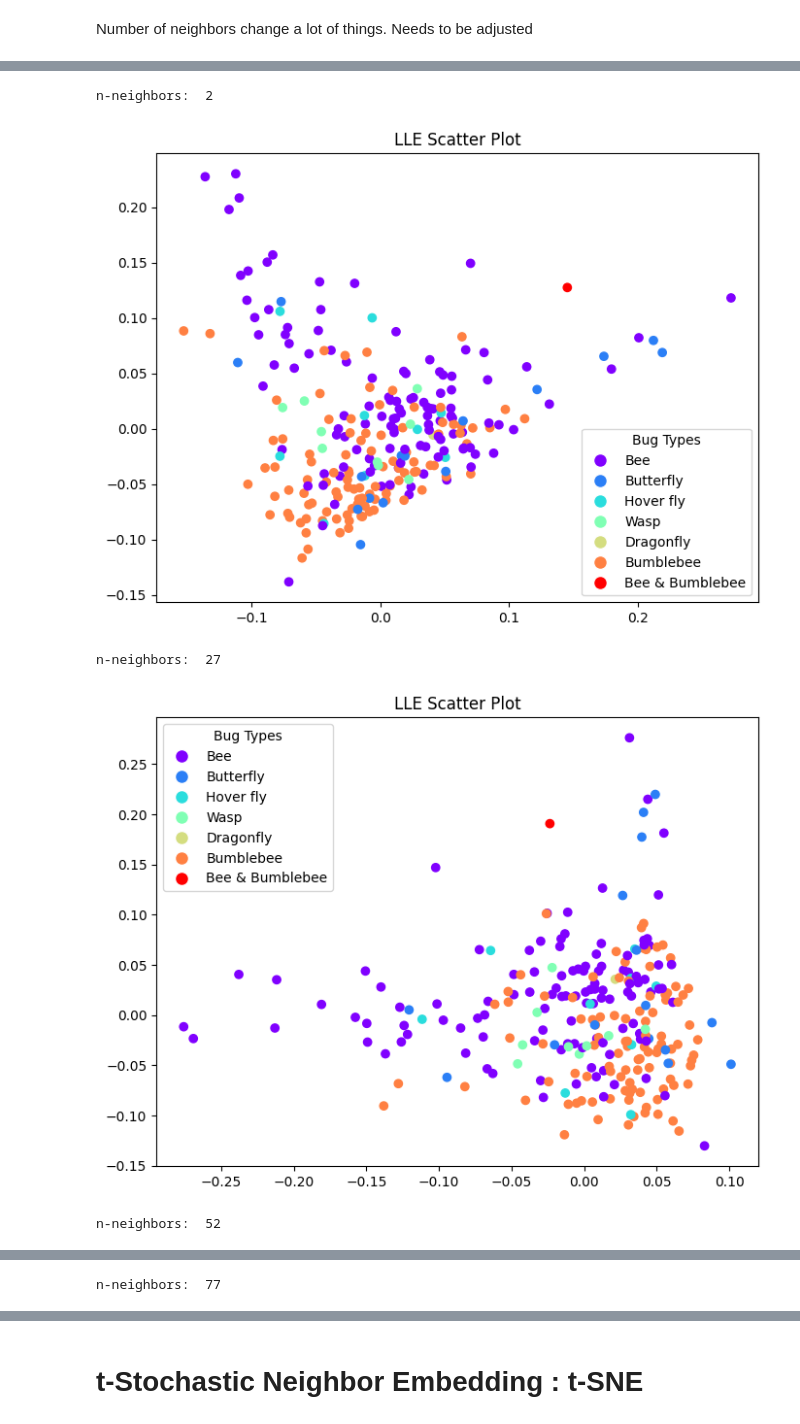
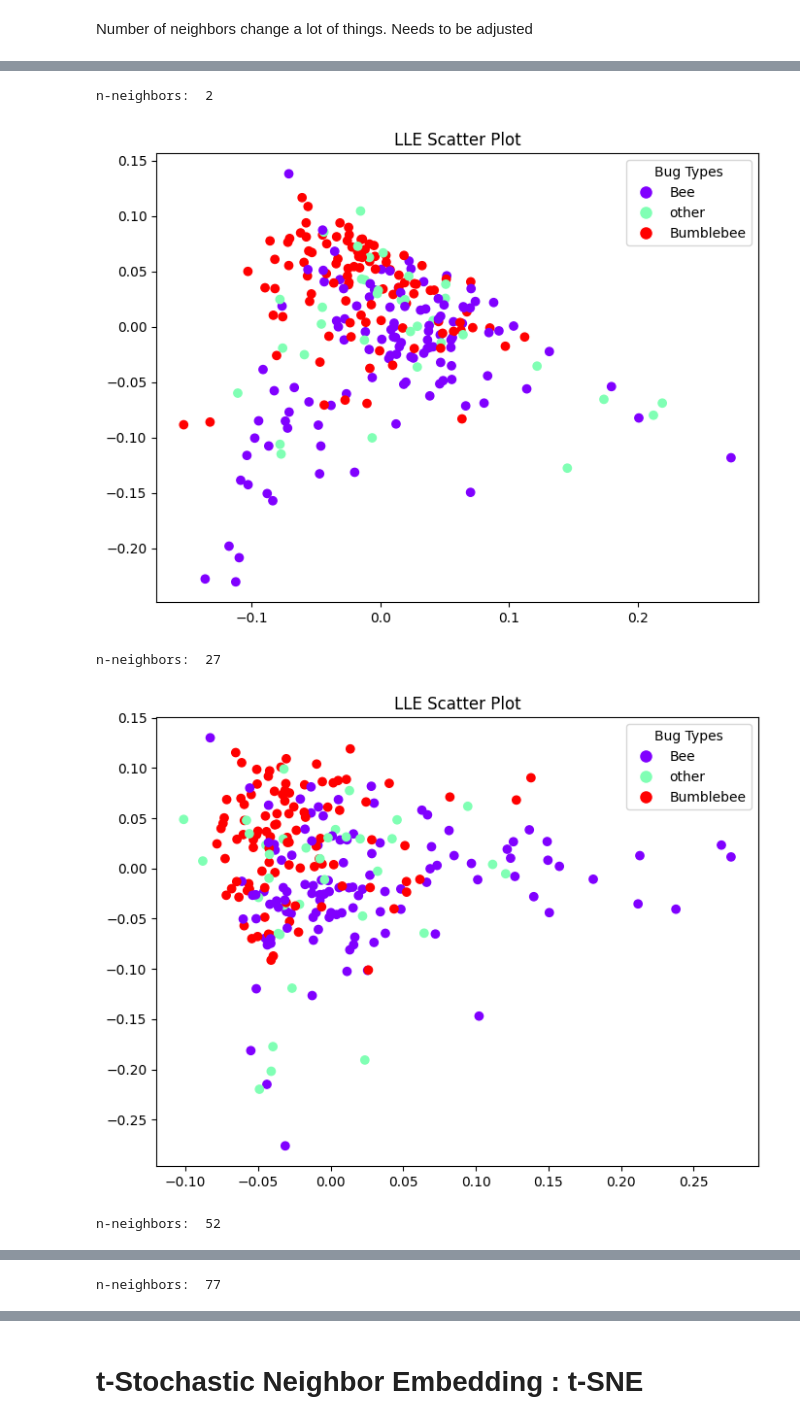
Before and after one commit to Romain-Chevrollier/Data_Project, a Jupyter notebook: code/Data_visualization.ipynb, the cells around one changed output, grey strips where cells are left out. Drawn from its saved outputs; the diff is of its cells as text; code cells hidden in the pictures.

```diff
--- a/code/Data_visualization.ipynb
+++ b/code/Data_visualization.ipynb
@@ -79,7 +105,7 @@ df
 | 248 | 0.412965 | 0.706064 | 0.007789 | 0.0 | 255.0 | 127.060824 | 125.0 | 62.591785 | ... |
 249 rows × 23 columns
 # %%
-feat_names = df.columns.tolist()
+feat_names = df_class.columns.tolist()
 feat_names.remove("bug type")
 print(feat_names)
 # %% [output]
@@ -94,7 +120,7 @@ print(feat_names)
 pca = PCA()
 
 # Fit the PCA model to the data
-dfn_pca = pca.fit_transform(df[feat_names])
+dfn_pca = pca.fit_transform(df_class[feat_names])
 dfn_pca
 # %% [output]
 array([[ 2.78878405e+02,  4.50481162e+01,  1.08992530e+02, ...,
@@ -205,7 +231,7 @@ plt.show()
 # **ISOMAP**
 # %%
 # Assuming you have a dataset X
-X = df[feat_names]
+X = df_class[feat_names]
 
 # Create an instance of Isomap with the desired number of components
 isomap = Isomap(n_components=2, n_neighbors=25)
@@ -245,13 +271,13 @@ Number of neighbors change a lot of things. Needs to be adjusted
 # %%
 # Assuming `X_pca` is your data transformed by PCA
 plt.figure(figsize=(8,6))
-bug_types = df['bug type'].unique()
+bug_types = df_class['bug type'].unique()
 
 # Create a colormap
 cmap = cm.get_cmap('rainbow', len(bug_types))
 
 color_dict = {bug_type: cmap(i) for i, bug_type in enumerate(bug_types)}
-scatter = plt.scatter(X_LLE[:,0], X_LLE[:,1], c=df['bug type'].map(color_dict))
+scatter = plt.scatter(X_LLE[:,0], X_LLE[:,1], c=df_class['bug type'].map(color_dict))
 
 # Create legend handles manually
 handles = [plt.Line2D([0], [0], marker='o', color='w', markerfacecolor=color_dict[bug_type], markersize=10) for bug_type in bug_types]
@@ -267,13 +293,13 @@ for i in range(2,203, 25):
     lle = LocallyLinearEmbedding(n_components=2, n_neighbors=i)
     X_LLE = lle.fit_transform(X)
     plt.figure(figsize=(8,6))
-    bug_types = df['bug type'].unique()
+    bug_types = df_class['bug type'].unique()
 
     # Create a colormap
     cmap = cm.get_cmap('rainbow', len(bug_types))
 
     color_dict = {bug_type: cmap(i) for i, bug_type in enumerate(bug_types)}
-    scatter = plt.scatter(X_LLE[:,0], X_LLE[:,1], c=df['bug type'].map(color_dict))
+    scatter = plt.scatter(X_LLE[:,0], X_LLE[:,1], c=df_class['bug type'].map(color_dict))
 
     # Create legend handles manually
     handles = [plt.Line2D([0], [0], marker='o', color='w', markerfacecolor=color_dict[bug_type], markersize=10) for bug_type in bug_types]
@@ -288,5 +314,5 @@ for i in range(2,203, 25):
 n-neighbors:  2
-[figure, old version]
+[figure, new version]
 n-neighbors:  27
-[figure, old version]
+[figure, new version]
 n-neighbors:  52
```
Also changed, not shown: parts of 14 cells of this notebook, 3 other files.
